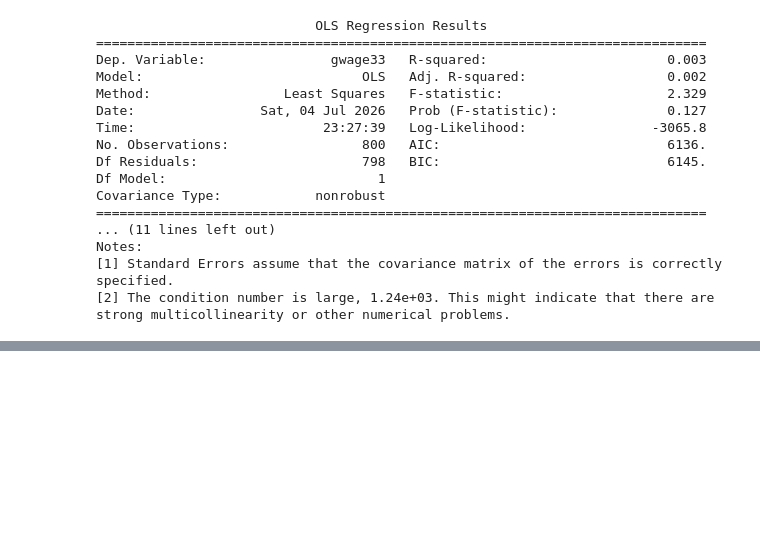
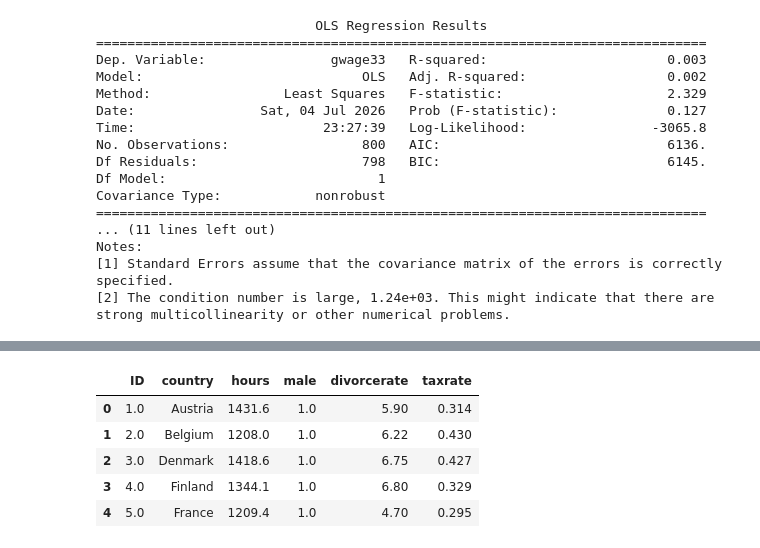
Before and after one commit to ani-research/Python-Companion-For-Real-Econometrics-by-M.Bailey, a Jupyter notebook: chapters/chapter03.ipynb, the cells around one changed output, grey strips where cells are left out. Cells and saved outputs as stored; diff of their text form; code cells hidden in the pictures; blank space fills up the shorter version.

```diff
--- a/chapters/chapter03.ipynb
+++ b/chapters/chapter03.ipynb
@@ -891,0 +919,12 @@ strong multicollinearity or other numerical problems.
+# %%
+# Though not required but we can merge 2 dataframes using concat
+
+genderDF= pd.concat([menDF,womenDF])
+genderDF.head()
+# %% [output]
+|  | ID | country | hours | male | divorcerate | taxrate |
+| 0 | 1.0 | Austria | 1431.6 | 1.0 | 5.90 | 0.314 |
+| 1 | 2.0 | Belgium | 1208.0 | 1.0 | 6.22 | 0.430 |
+| 2 | 3.0 | Denmark | 1418.6 | 1.0 | 6.75 | 0.427 |
+| 3 | 4.0 | Finland | 1344.1 | 1.0 | 6.80 | 0.329 |
+| 4 | 5.0 | France | 1209.4 | 1.0 | 4.70 | 0.295 |
```
Also changed, not shown: parts of 15 cells of this notebook.
